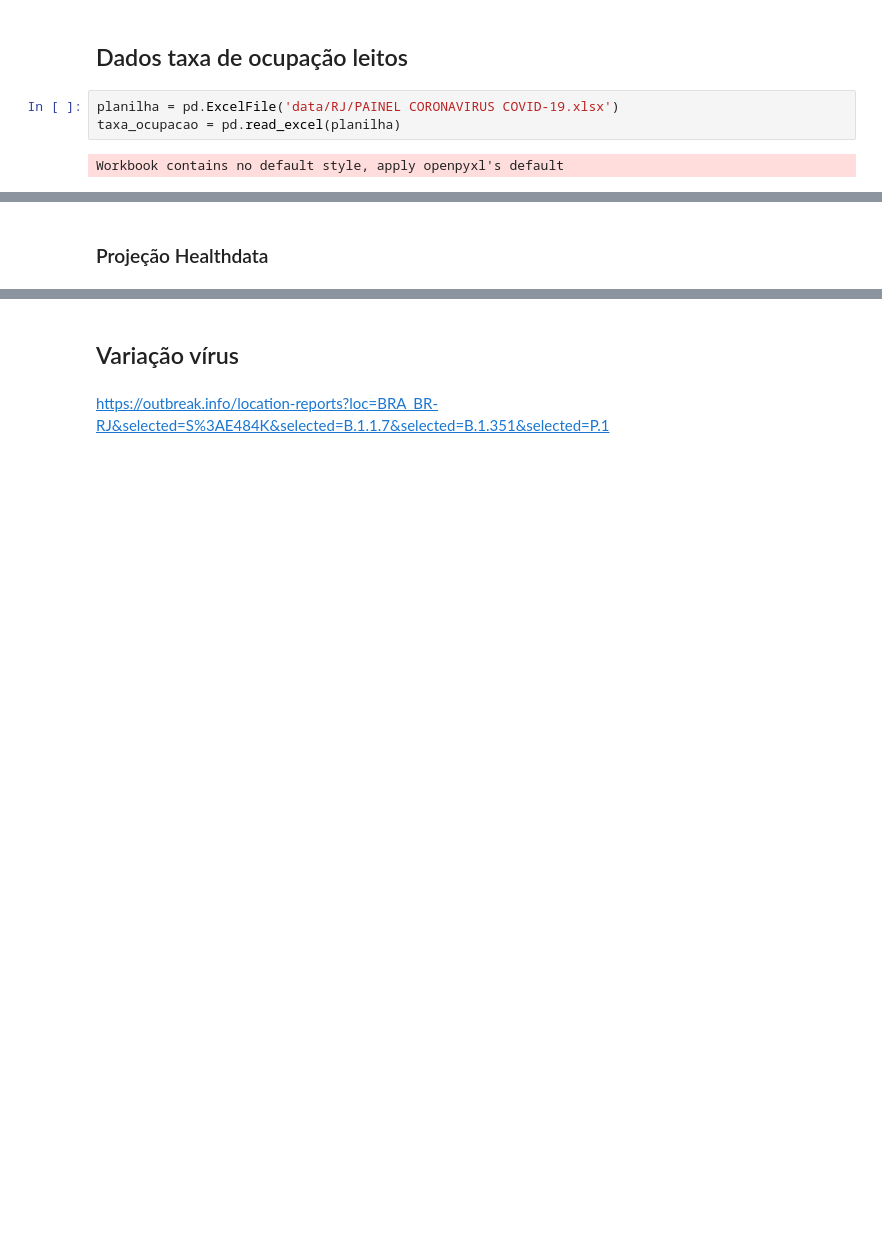
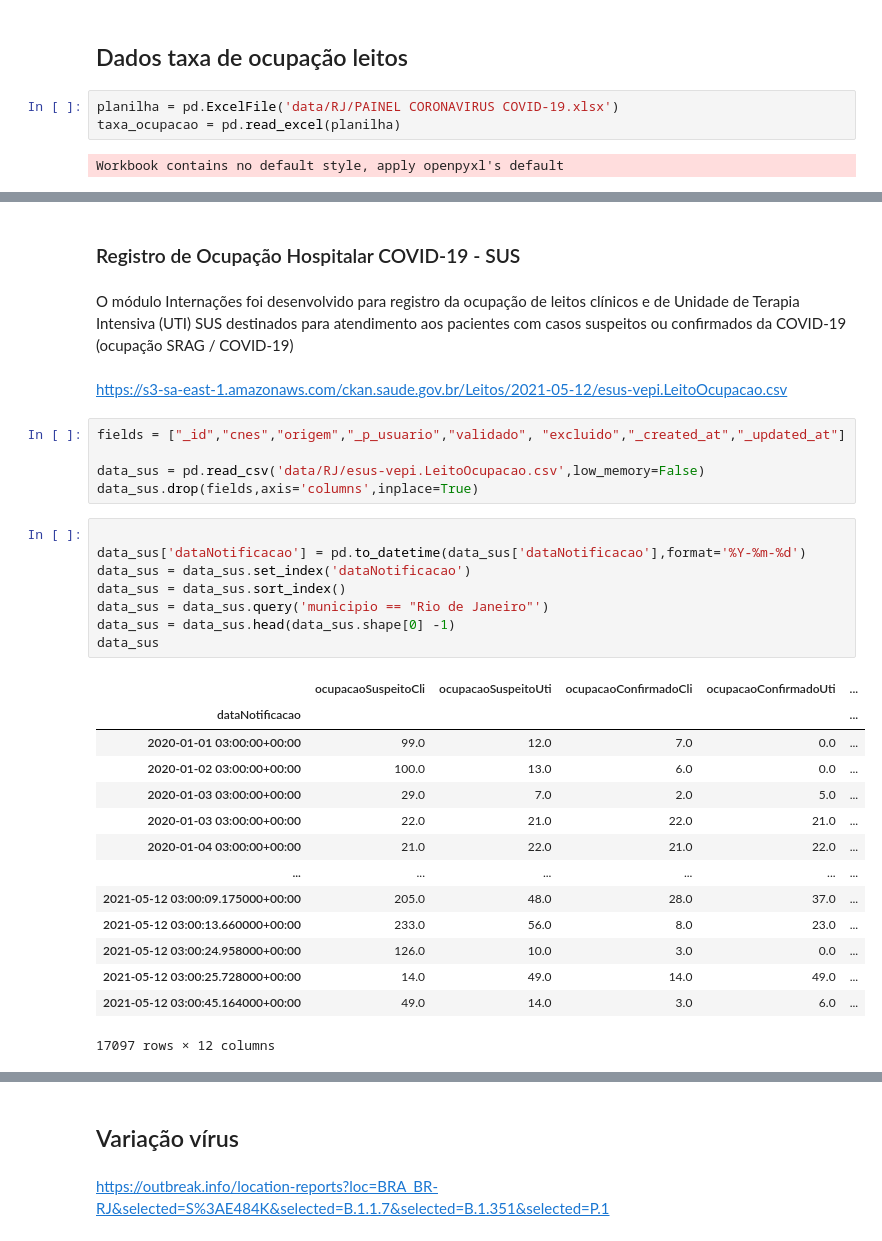
Before and after one commit to fbosousa/covid19, a Jupyter notebook: dados_rj.ipynb, the cells around one changed output, grey strips where cells are left out. Saved outputs shown, nothing was run; the diff lists cells and outputs as text; blank space fills up the shorter version.

```diff
--- a/dados_rj.ipynb
+++ b/dados_rj.ipynb
@@ -286,2 +287,34 @@ plt.show()
-# %% [markdown]
-### Projeção Healthdata
+# %% [markdown]
+### Registro de Ocupação Hospitalar COVID-19 - SUS
+# %% [markdown]
+O módulo Internações foi desenvolvido para registro da ocupação de leitos clínicos e de Unidade de Terapia Intensiva (UTI) SUS destinados para atendimento aos pacientes com casos suspeitos ou confirmados da COVID-19 (ocupação SRAG / COVID-19)
+# %% [markdown]
+https://s3-sa-east-1.amazonaws.com/ckan.saude.gov.br/Leitos/2021-05-12/esus-vepi.LeitoOcupacao.csv
+# %%
+fields = ["_id","cnes","origem","_p_usuario","validado", "excluido","_created_at","_updated_at"]
+
+data_sus = pd.read_csv('data/RJ/esus-vepi.LeitoOcupacao.csv',low_memory=False)
+data_sus.drop(fields,axis='columns',inplace=True)
+# %%
+
+data_sus['dataNotificacao'] = pd.to_datetime(data_sus['dataNotificacao'],format='%Y-%m-%d')
+data_sus = data_sus.set_index('dataNotificacao')
+data_sus = data_sus.sort_index()
+data_sus = data_sus.query('municipio == "Rio de Janeiro"')
+data_sus = data_sus.head(data_sus.shape[0] -1)
+data_sus
+# %% [output]
+|  | ocupacaoSuspeitoCli | ocupacaoSuspeitoUti | ocupacaoConfirmadoCli | ocupacaoConfirmadoUti | ... |
+| dataNotificacao |  |  |  |  | ... |
+| 2020-01-01 03:00:00+00:00 | 99.0 | 12.0 | 7.0 | 0.0 | ... |
+| 2020-01-02 03:00:00+00:00 | 100.0 | 13.0 | 6.0 | 0.0 | ... |
+| 2020-01-03 03:00:00+00:00 | 29.0 | 7.0 | 2.0 | 5.0 | ... |
+| 2020-01-03 03:00:00+00:00 | 22.0 | 21.0 | 22.0 | 21.0 | ... |
+| 2020-01-04 03:00:00+00:00 | 21.0 | 22.0 | 21.0 | 22.0 | ... |
+| ... | ... | ... | ... | ... | ... |
+| 2021-05-12 03:00:09.175000+00:00 | 205.0 | 48.0 | 28.0 | 37.0 | ... |
+| 2021-05-12 03:00:13.660000+00:00 | 233.0 | 56.0 | 8.0 | 23.0 | ... |
+| 2021-05-12 03:00:24.958000+00:00 | 126.0 | 10.0 | 3.0 | 0.0 | ... |
+| 2021-05-12 03:00:25.728000+00:00 | 14.0 | 49.0 | 14.0 | 49.0 | ... |
+| 2021-05-12 03:00:45.164000+00:00 | 49.0 | 14.0 | 3.0 | 6.0 | ... |
+17097 rows × 12 columns
```
Also changed, not shown: parts of 16 cells of this notebook.
